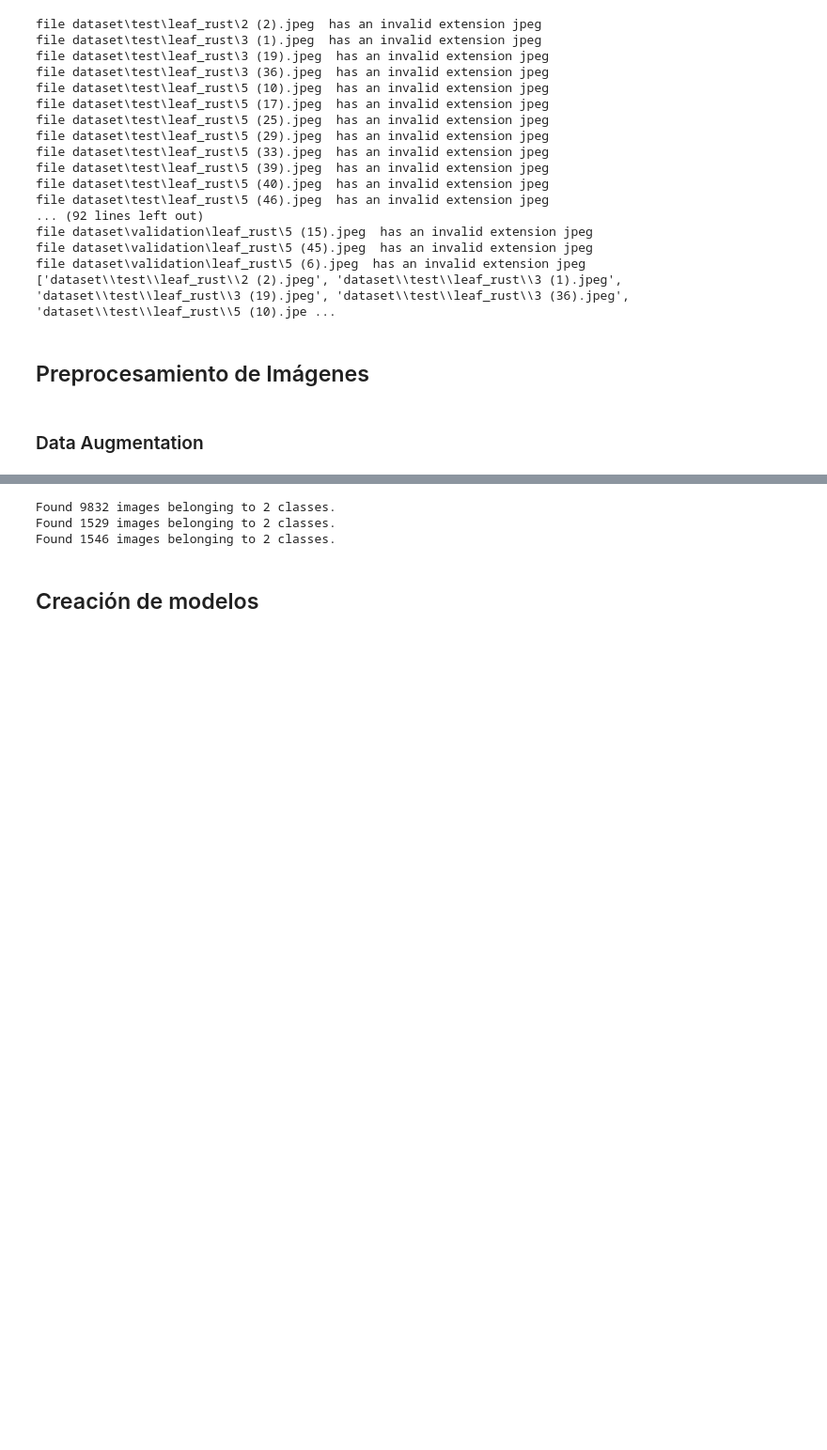
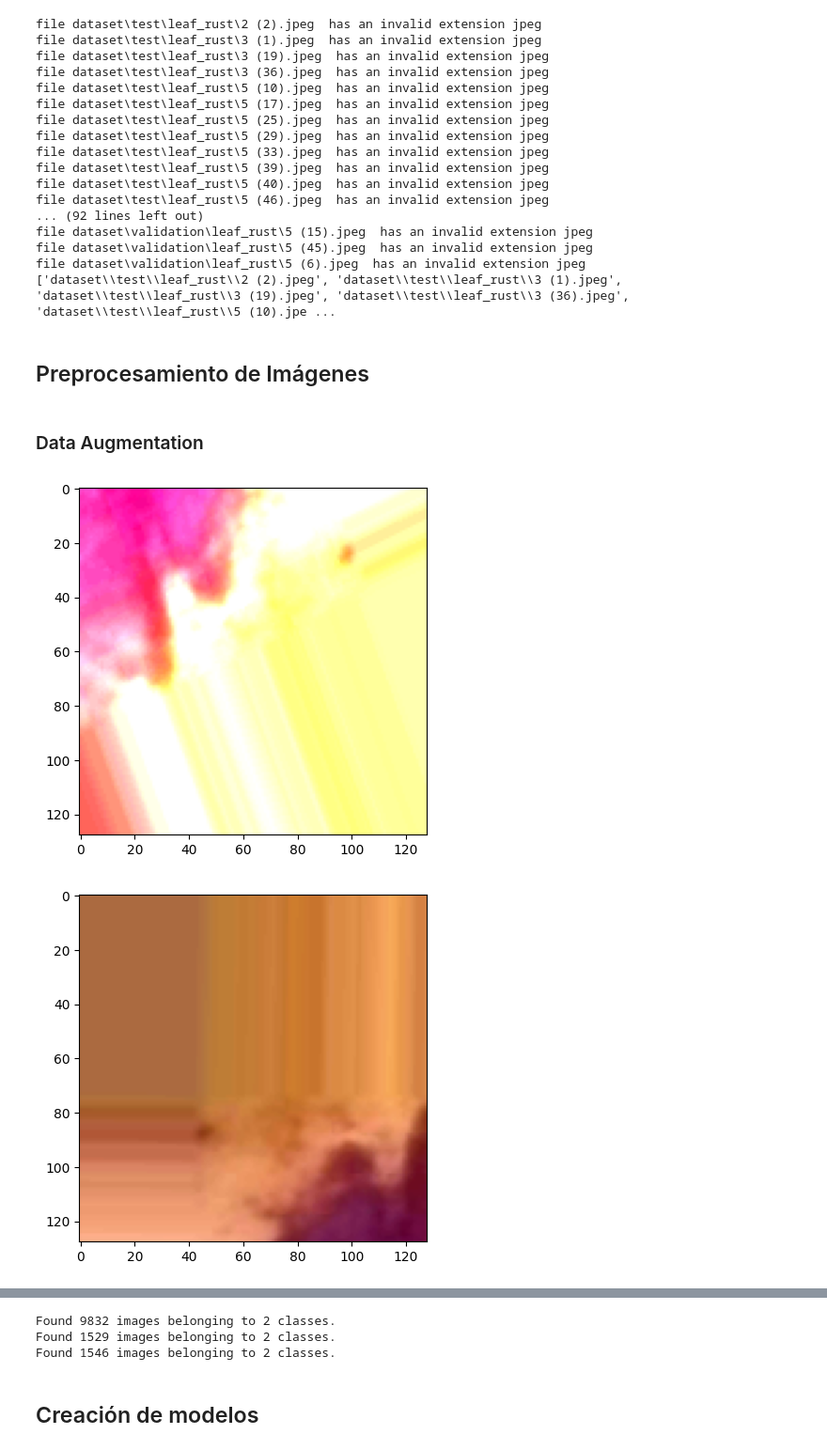
Before and after one commit to aleuse/vision_artificial_2023, a Jupyter notebook: trabajo.ipynb, the cells around one changed output, grey strips where cells are left out. Shown at 94% size. Drawn from its saved outputs; the diff is of its cells as text; code cells hidden in the pictures; blank space fills up the shorter version.

```diff
--- a/trabajo.ipynb
+++ b/trabajo.ipynb
@@ -189,3 +193,18 @@ trainImgGen = ImageDataGenerator(
 
 # Creamos un generador de imágenes para Test y Validation simplemente escalando los valores para que vayan de 0 a 1
 testDataGen = ImageDataGenerator(rescale = 1. / 255)
+# %%
+img = load_img("rust.jpeg")
+X = img_to_array(img)
+X = X.reshape((1,) + X.shape)
+i = 0
+for batch in trainImgGen.flow(X, batch_size = 1):
+    plt.figure(i)
+    imgplot = plt.imshow(array_to_img(batch[0]))
+    i += 1
+    if i % 10 == 0 :
+        break
+plt.show()
+# %% [output]
+[figure, added]
+[figure, added]
```
Also changed, not shown: parts of 12 cells of this notebook, 8 other files.
